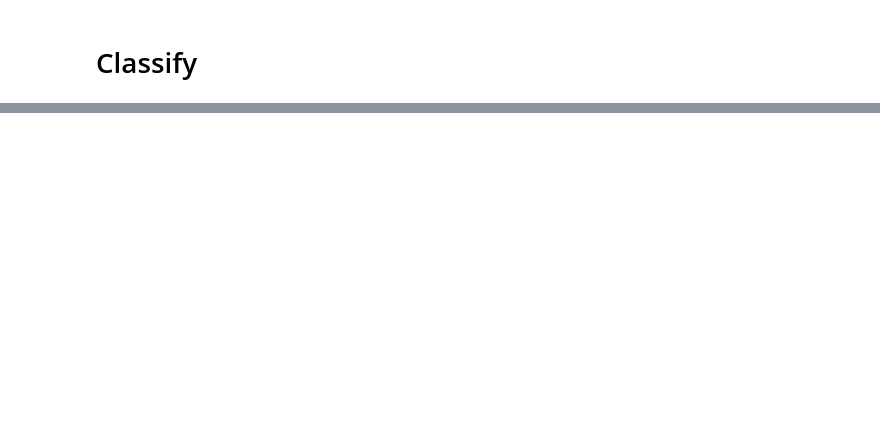
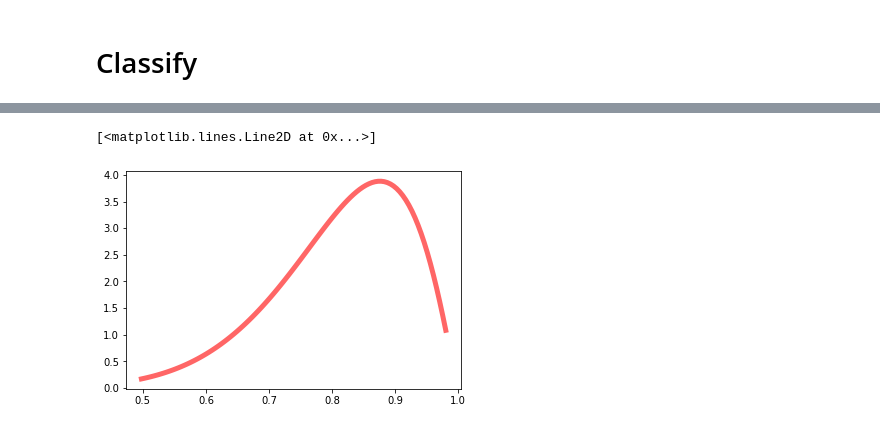
Before and after one commit to Entze/SBB, a Jupyter notebook: notebooks/Learning_RealData.ipynb, the cells around one changed output, grey strips where cells are left out. Cells and saved outputs as stored; diff of their text form; code cells hidden in the pictures; blank space fills up the shorter version.

```diff
--- a/notebooks/Learning_RealData.ipynb
+++ b/notebooks/Learning_RealData.ipynb
@@ -272,2 +390,7 @@ classify(["fuck", "this", "shit"], global_lexicon), classify(["I", "love", "you"
+# %%
+show_dist(params[-1000]["alpha"],params[-1000]["beta"])
+# %% [output]
+[<matplotlib.lines.Line2D at 0x...>]
+[figure, added]
 # %%
 # Evaluate
```
Also changed, not shown: parts of 21 cells of this notebook, 1 other file.
